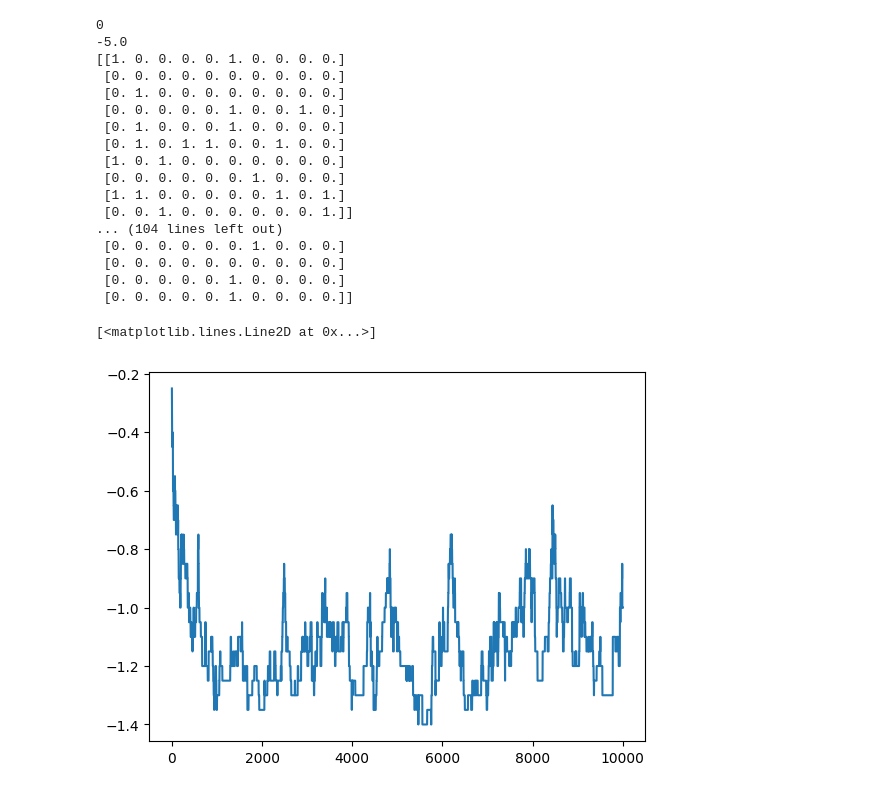
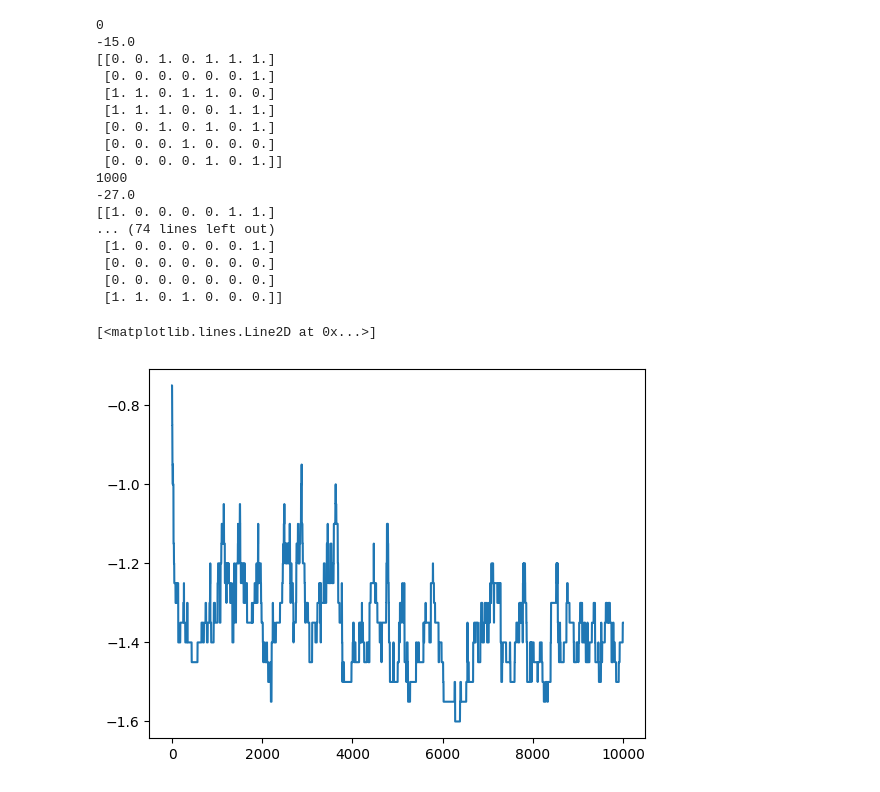
Before and after one commit to erjank/563-a1, a Jupyter notebook: lattice_mc.ipynb, the cells around one changed output. Drawn from its saved outputs; the diff is of its cells as text; code cells hidden in the pictures.

```diff
--- a/lattice_mc.ipynb
+++ b/lattice_mc.ipynb
@@ -10,6 +10,7 @@ def pbc(site,L): #The convention here is to have positive lattice indices
       site[i] = s - L
     elif s < 0:
       site[i] = s + L
+  return site
 
 class grid():
   def __init__(self,N=5,L=4,T=1.0):
@@ -42,7 +43,7 @@ class grid():
   def energy(self):
     energy = 0
     for p in self.particles:
-      neighbors = p.get_neighbors()
+      neighbors = p.get_neighbors(self.L)
       for n in neighbors:
         if self.occupied(n):
           energy += self.epsilon
@@ -58,10 +59,10 @@ class particle():
   def __init__(self):
     self.location = numpy.array((-1,-1)) #negative index means unplaced
 
-  def get_neighbors(self):
+  def get_neighbors(self,L):
     neighbors = []
     for d in directions:
-      neighbors.append(d+self.location)
+      neighbors.append( pbc(d+self.location, L))
     return neighbors
 
 class simulation():
@@ -97,25 +98,25 @@ class simulation():
         self.rejected += 1
 # %%
 import matplotlib.pyplot as plt
-s = simulation(N=20,L=10,T=0.5,steps=10000, seed = 3)
+s = simulation(N=20,L=7,T=0.5,steps=10000, seed = 2)
 plt.plot(s.energies)
 # %% [output]
 0
--5.0
-[[1. 0. 0. 0. 0. 1. 0. 0. 0. 0.]
- [0. 0. 0. 0. 0. 0. 0. 0. 0. 0.]
- [0. 1. 0. 0. 0. 0. 0. 0. 0. 0.]
- [0. 0. 0. 0. 0. 1. 0. 0. 1. 0.]
- [0. 1. 0. 0. 0. 1. 0. 0. 0. 0.]
- [0. 1. 0. 1. 1. 0. 0. 1. 0. 0.]
- [1. 0. 1. 0. 0. 0. 0. 0. 0. 0.]
- [0. 0. 0. 0. 0. 0. 1. 0. 0. 0.]
- [1. 1. 0. 0. 0. 0. 0. 1. 0. 1.]
- [0. 0. 1. 0. 0. 0. 0. 0. 0. 1.]]
-... (104 lines left out)
- [0. 0. 0. 0. 0. 0. 1. 0. 0. 0.]
- [0. 0. 0. 0. 0. 0. 0. 0. 0. 0.]
- [0. 0. 0. 0. 0. 1. 0. 0. 0. 0.]
- [0. 0. 0. 0. 0. 1. 0. 0. 0. 0.]]
+-15.0
+[[0. 0. 1. 0. 1. 1. 1.]
+ [0. 0. 0. 0. 0. 0. 1.]
+ [1. 1. 0. 1. 1. 0. 0.]
+ [1. 1. 1. 0. 0. 1. 1.]
+ [0. 0. 1. 0. 1. 0. 1.]
+ [0. 0. 0. 1. 0. 0. 0.]
+ [0. 0. 0. 0. 1. 0. 1.]]
+1000
+-27.0
+[[1. 0. 0. 0. 0. 1. 1.]
+... (74 lines left out)
+ [1. 0. 0. 0. 0. 0. 1.]
+ [0. 0. 0. 0. 0. 0. 0.]
+ [0. 0. 0. 0. 0. 0. 0.]
+ [1. 1. 0. 1. 0. 0. 0.]]
 [<matplotlib.lines.Line2D at 0x...>]
-[figure, old version]
+[figure, new version]
```
